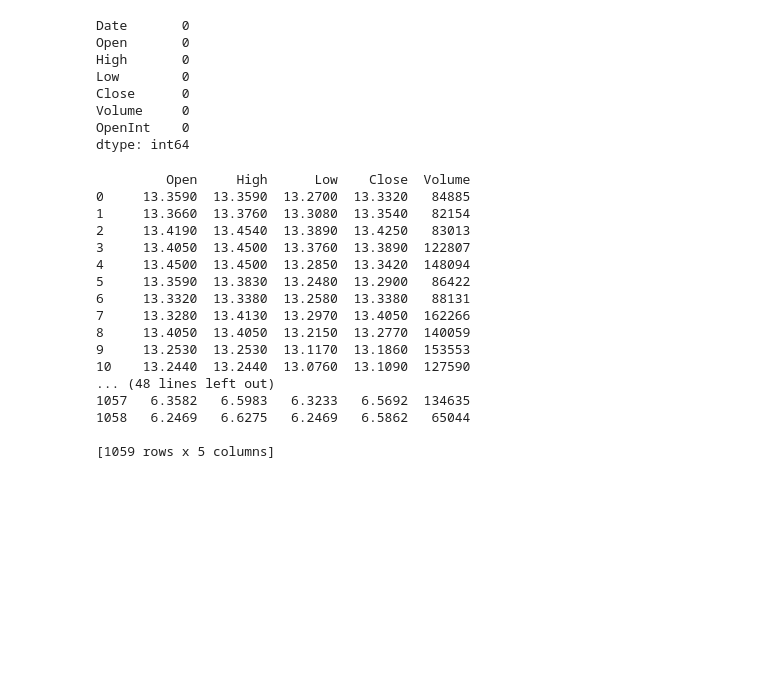
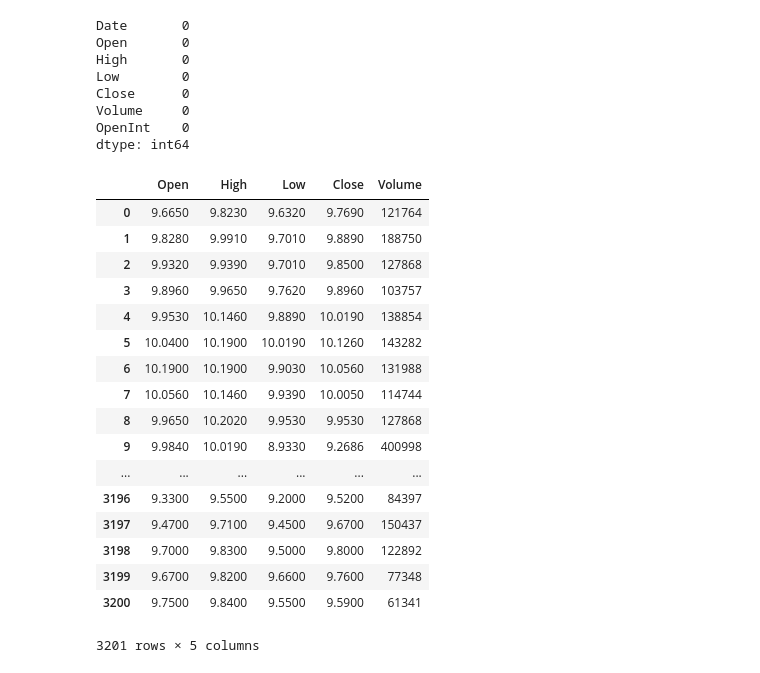
Before and after one commit to GayatriHungund81194/StockPricePrediction, a Jupyter notebook: Stock_prediction_using_CNN_RNN.ipynb, the cells around one changed output. Drawn from its saved outputs; the diff is of its cells as text; code cells hidden in the pictures; blank space fills up the shorter version.

```diff
--- a/Stock_prediction_using_CNN_RNN.ipynb
+++ b/Stock_prediction_using_CNN_RNN.ipynb
@@ -36,28 +38,29 @@ Volume     0
 OpenInt    0
 dtype: int64
 # %%
-df_train = df[:1059]
-df_test = df[1059:]
-
-print(df_train)
+df
+# df_train = df[:1059]
+# df_test = df[1059:]
+#print(df_train)
 
 
 #print(df_train)
 # %% [output]
+|  | Open | High | Low | Close | Volume |
+| 0 | 9.6650 | 9.8230 | 9.6320 | 9.7690 | 121764 |
+| 1 | 9.8280 | 9.9910 | 9.7010 | 9.8890 | 188750 |
+| 2 | 9.9320 | 9.9390 | 9.7010 | 9.8500 | 127868 |
+| 3 | 9.8960 | 9.9650 | 9.7620 | 9.8960 | 103757 |
+| 4 | 9.9530 | 10.1460 | 9.8890 | 10.0190 | 138854 |
+| 5 | 10.0400 | 10.1900 | 10.0190 | 10.1260 | 143282 |
+| 6 | 10.1900 | 10.1900 | 9.9030 | 10.0560 | 131988 |
+| 7 | 10.0560 | 10.1460 | 9.9390 | 10.0050 | 114744 |
+| 8 | 9.9650 | 10.2020 | 9.9530 | 9.9530 | 127868 |
+| 9 | 9.9840 | 10.0190 | 8.9330 | 9.2686 | 400998 |
+| ... | ... | ... | ... | ... | ... |
+| 3196 | 9.3300 | 9.5500 | 9.2000 | 9.5200 | 84397 |
+| 3197 | 9.4700 | 9.7100 | 9.4500 | 9.6700 | 150437 |
+| 3198 | 9.7000 | 9.8300 | 9.5000 | 9.8000 | 122892 |
+| 3199 | 9.6700 | 9.8200 | 9.6600 | 9.7600 | 77348 |
+| 3200 | 9.7500 | 9.8400 | 9.5500 | 9.5900 | 61341 |
-         Open     High      Low    Close  Volume
-0     13.3590  13.3590  13.2700  13.3320   84885
-1     13.3660  13.3760  13.3080  13.3540   82154
-2     13.4190  13.4540  13.3890  13.4250   83013
-3     13.4050  13.4500  13.3760  13.3890  122807
-4     13.4500  13.4500  13.2850  13.3420  148094
-5     13.3590  13.3830  13.2480  13.2900   86422
-6     13.3320  13.3380  13.2580  13.3380   88131
-7     13.3280  13.4130  13.2970  13.4050  162266
-8     13.4050  13.4050  13.2150  13.2770  140059
-9     13.2530  13.2530  13.1170  13.1860  153553
-10    13.2440  13.2440  13.0760  13.1090  127590
-... (48 lines left out)
-1057   6.3582   6.5983   6.3233   6.5692  134635
-1058   6.2469   6.6275   6.2469   6.5862   65044
-
-[1059 rows x 5 columns]
+3201 rows × 5 columns
```
Also changed, not shown: parts of 6 cells of this notebook, 2 other files.
